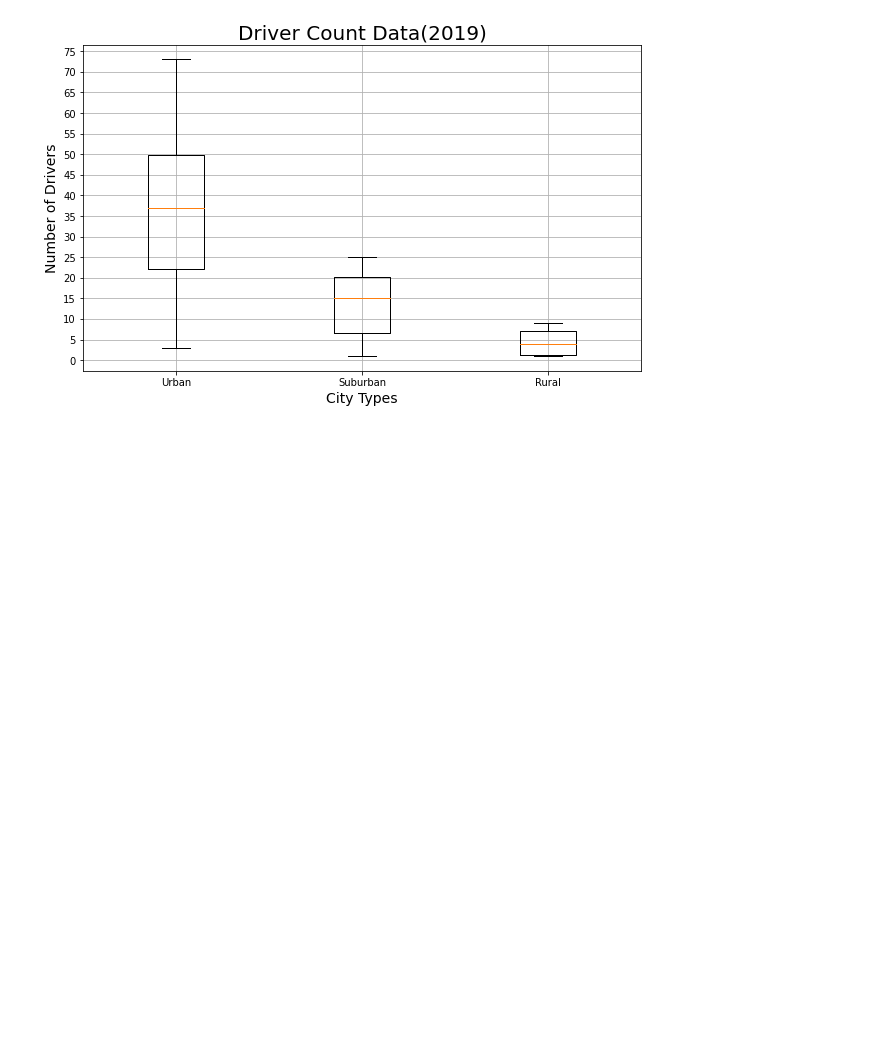
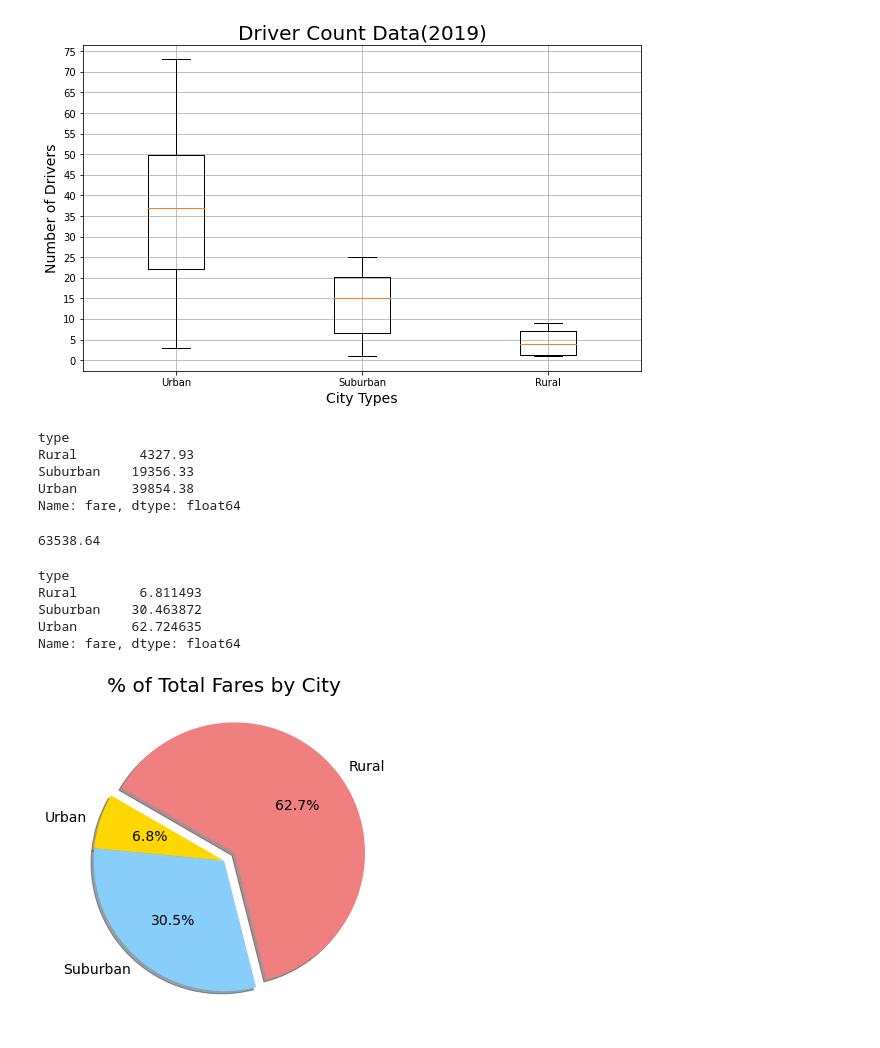
Before and after one commit to npantfoerder/PyBer-analysis, a Jupyter notebook: PyBer.ipynb, the cells around one changed output. Saved outputs shown, nothing was run; the diff lists cells and outputs as text; code cells hidden in the pictures; blank space fills up the shorter version.

```diff
--- a/PyBer.ipynb
+++ b/PyBer.ipynb
@@ -631,3 +632,46 @@ plt.savefig('analysis/Fig4.png')
 plt.show()
 # %% [output]
 [figure]
+# %%
+# Get the sum of the ride fares for each city type
+sum_fares_by_type = pyber_data_df.groupby(["type"]).sum()["fare"]
+sum_fares_by_type
+# %% [output]
+type
+Rural        4327.93
+Suburban    19356.33
+Urban       39854.38
+Name: fare, dtype: float64
+# %%
+# Get the sum of all the ride fares
+total_fares = pyber_data_df["fare"].sum()
+total_fares
+# %% [output]
+63538.64
+# %%
+# Calculate the percentage of the total fares for each city type
+type_percents = sum_fares_by_type / total_fares * 100
+type_percents
+# %% [output]
+type
+Rural        6.811493
+Suburban    30.463872
+Urban       62.724635
+Name: fare, dtype: float64
+# %%
+# Build the percentage of fares by city type pie chart
+plt.subplots(figsize=(10,6))
+plt.pie(type_percents, labels=['Urban', 'Suburban', 'Rural'],
+       colors=['gold', 'lightskyblue', 'lightcoral'], explode=[0,0,0.1],
+       autopct="%.1f%%", shadow=True, startangle=150)
+plt.title('% of Total Fares by City', fontsize=20)
+
+# Change the default fontsize from 10 to 14
+mpl.rcParams['font.size'] = 14
+
+# Save the figure
+plt.savefig('analysis/Fig5.png')
+
+plt.show()
+# %% [output]
+[figure, added]
```
Also changed, not shown: parts of 1 cell of this notebook, 1 other file.
